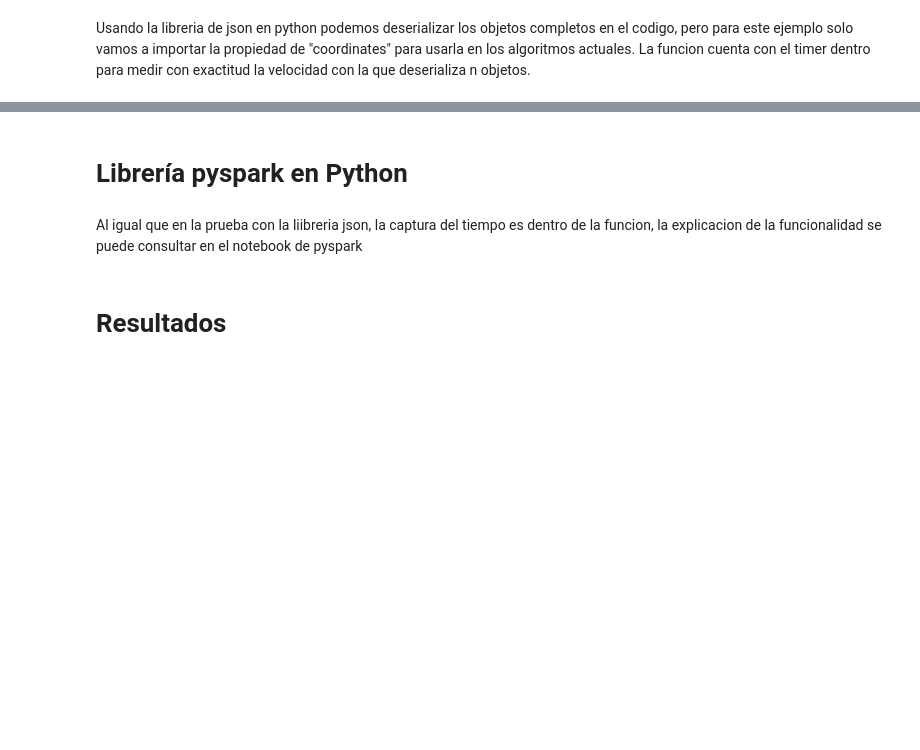
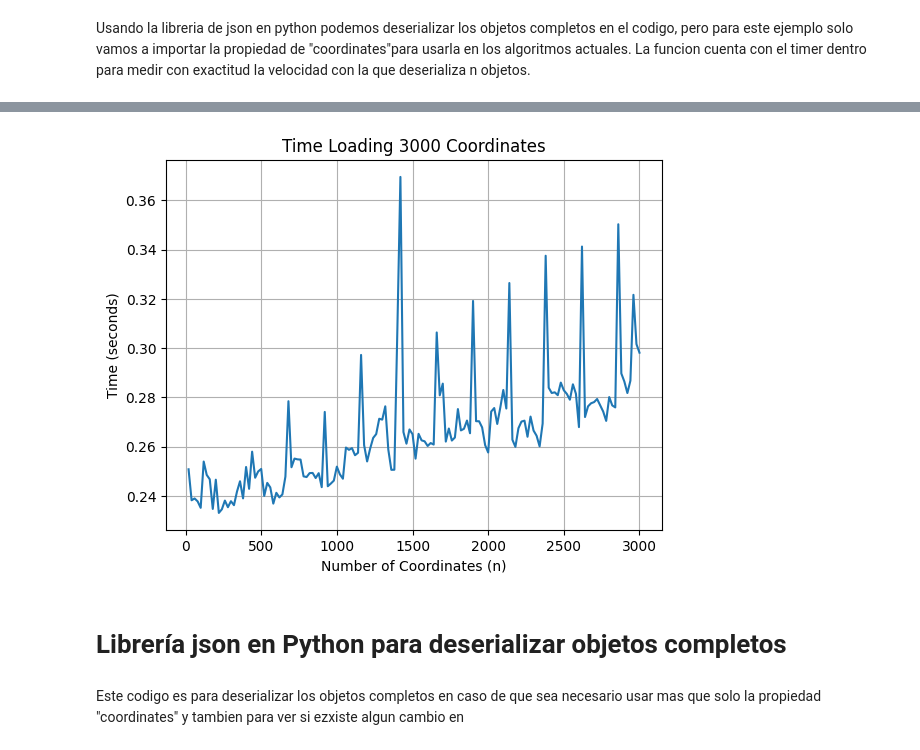
Before and after one commit to TT2024-B106/similarity-measures, a Jupyter notebook: notebooks/TiemposLectura.ipynb, the cells around one changed output, grey strips where cells are left out. Cells and saved outputs as stored; diff of their text form; code cells hidden in the pictures; blank space fills up the shorter version.

```diff
--- a/notebooks/TiemposLectura.ipynb
+++ b/notebooks/TiemposLectura.ipynb
@@ -48,4 +81,11 @@ Time taken to load 6000 coordinates: 0.2746 seconds
+# %%
+# Example 3000
+file_path = "ECATEPEC.json"  # Replace with your file path
+upper_bound = 3000  # Maximum number of coordinates
+step_size = 20  # Increment between measurements
+
+plot_time_vs_step_size(file_path, upper_bound, step_size)
+# %% [output]
+[figure, added]
 # %% [markdown]
-# Librería pyspark en Python
+# Librería json en Python para deserializar objetos completos
-# %% [markdown]
-Al igual que en la prueba con la liibreria json, la captura del tiempo es dentro de la funcion, la explicacion de la funcionalidad se puede consultar en el notebook de pyspark
@@ -77,2 +91,0 @@ def load_n_coordinates_from_json_file(file_path, n):
-# %% [markdown]
-# Resultados
@@ -90,0 +92,2 @@ Time taken to load 6000 coordinates: 7.7959 seconds
+# %% [markdown]
+Este codigo es para deserializar los objetos completos en caso de que sea necesario usar mas que solo la propiedad "coordinates" y tambien para ver si ezxiste algun cambio en
```
Also changed, not shown: parts of 27 cells of this notebook, 1 other file.
